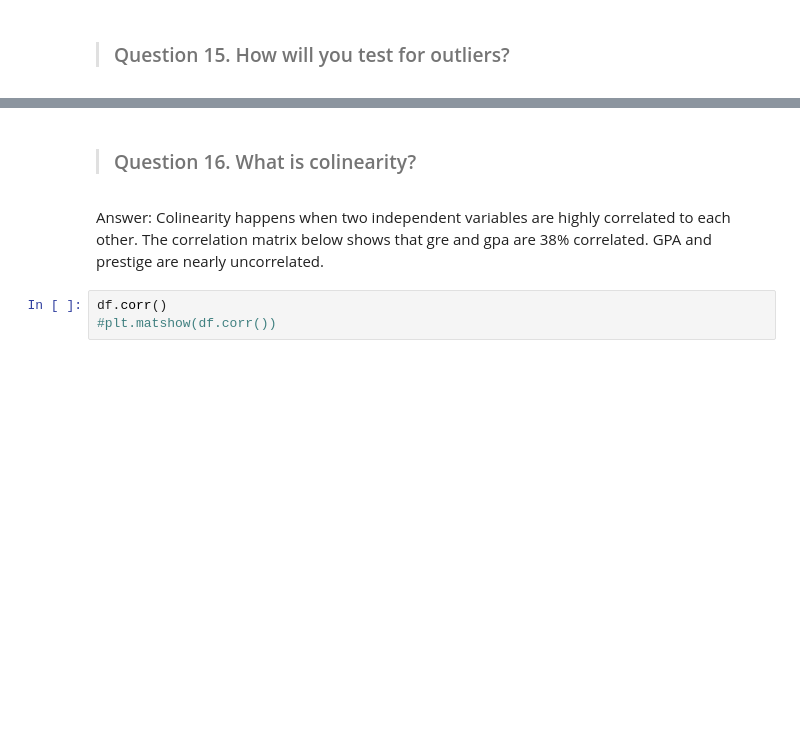
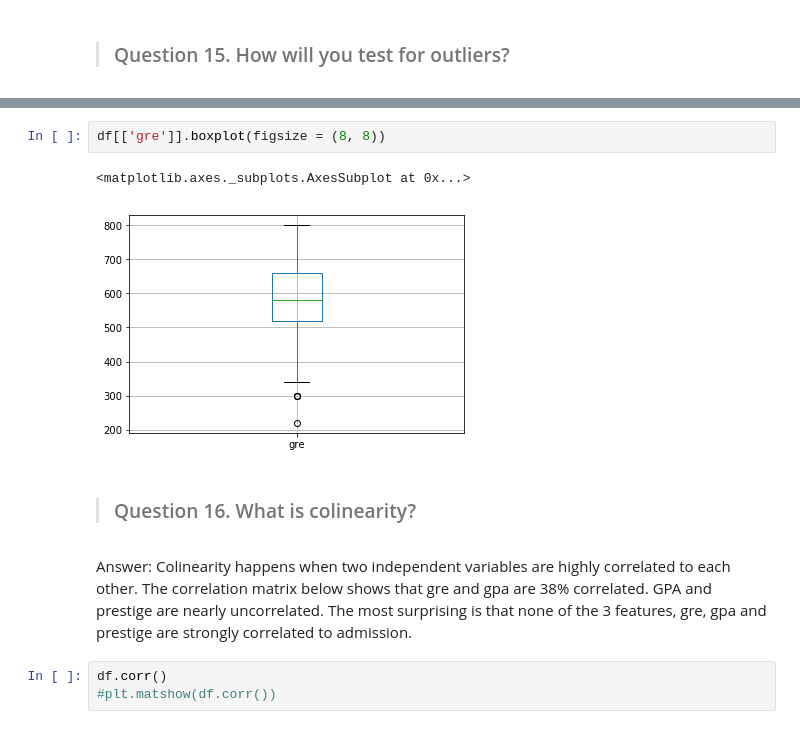
Before and after one commit to jmiller1977/DS-SF-36, a Jupyter notebook: unit-project/1/notebooks/unit-project-1-jessica.ipynb, the cells around one changed output, grey strips where cells are left out. Drawn from its saved outputs; the diff is of its cells as text; blank space fills up the shorter version.

```diff
--- a/unit-project/1/notebooks/unit-project-1-jessica.ipynb
+++ b/unit-project/1/notebooks/unit-project-1-jessica.ipynb
@@ -147,7 +168,12 @@ Answer: There are several ways to detect and define outliers.
+# %%
+df[['gre']].boxplot(figsize = (8, 8))
+# %% [output]
+<matplotlib.axes._subplots.AxesSubplot at 0x...>
+[figure, added]
 # %% [markdown]
 > ### Question 16.  What is colinearity?
 # %% [markdown]
-Answer: Colinearity happens when two independent variables are highly correlated to each other.  The correlation matrix below shows that gre and gpa are 38% correlated.  GPA and prestige are nearly uncorrelated.
+Answer: Colinearity happens when two independent variables are highly correlated to each other.  The correlation matrix below shows that gre and gpa are 38% correlated.  GPA and prestige are nearly uncorrelated.  The most surprising is that none of the 3 features, gre, gpa and prestige are strongly correlated to admission.
 # %%
 df.corr()
 #plt.matshow(df.corr())
```
Also changed, not shown: parts of 24 cells of this notebook, 2 other files.
